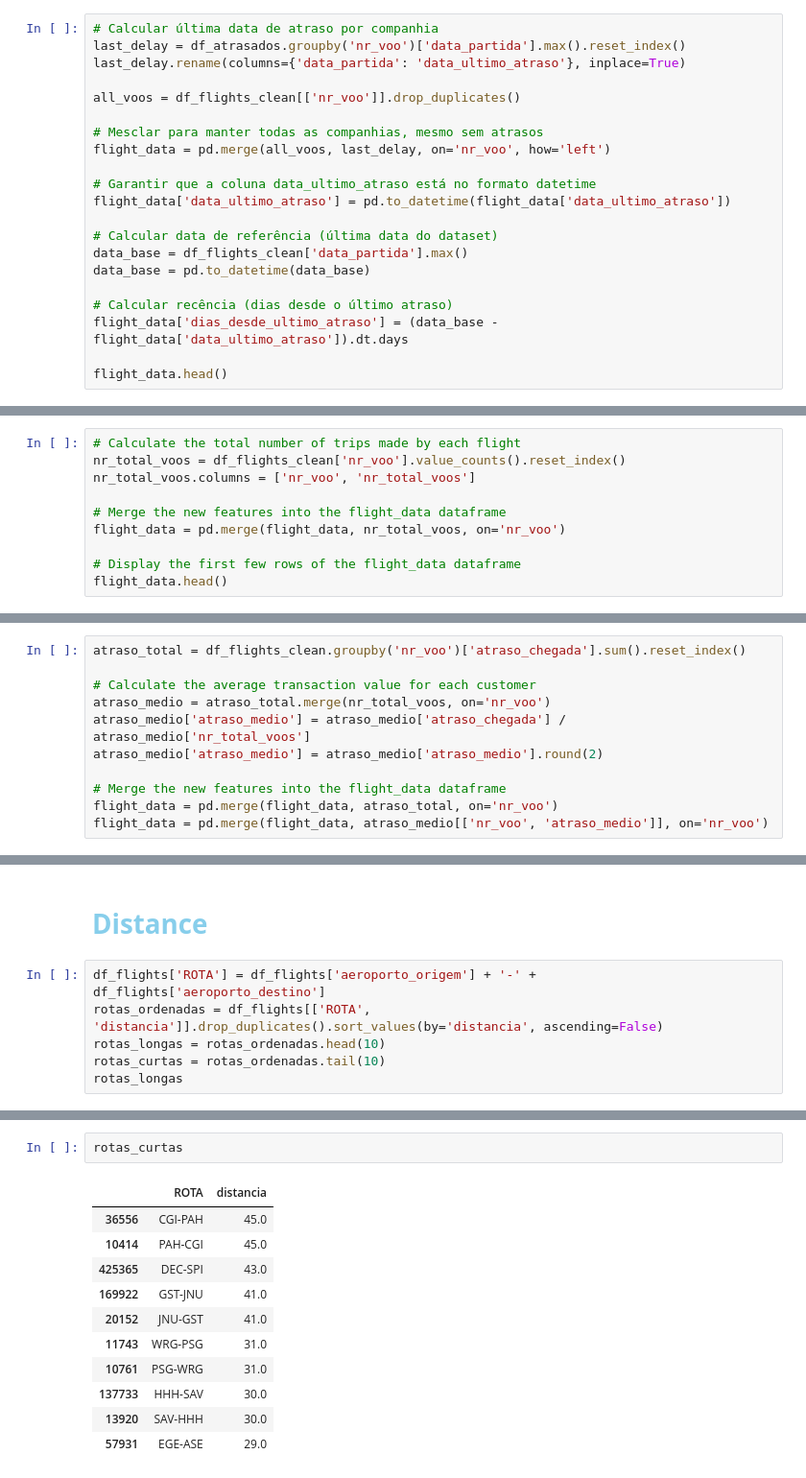
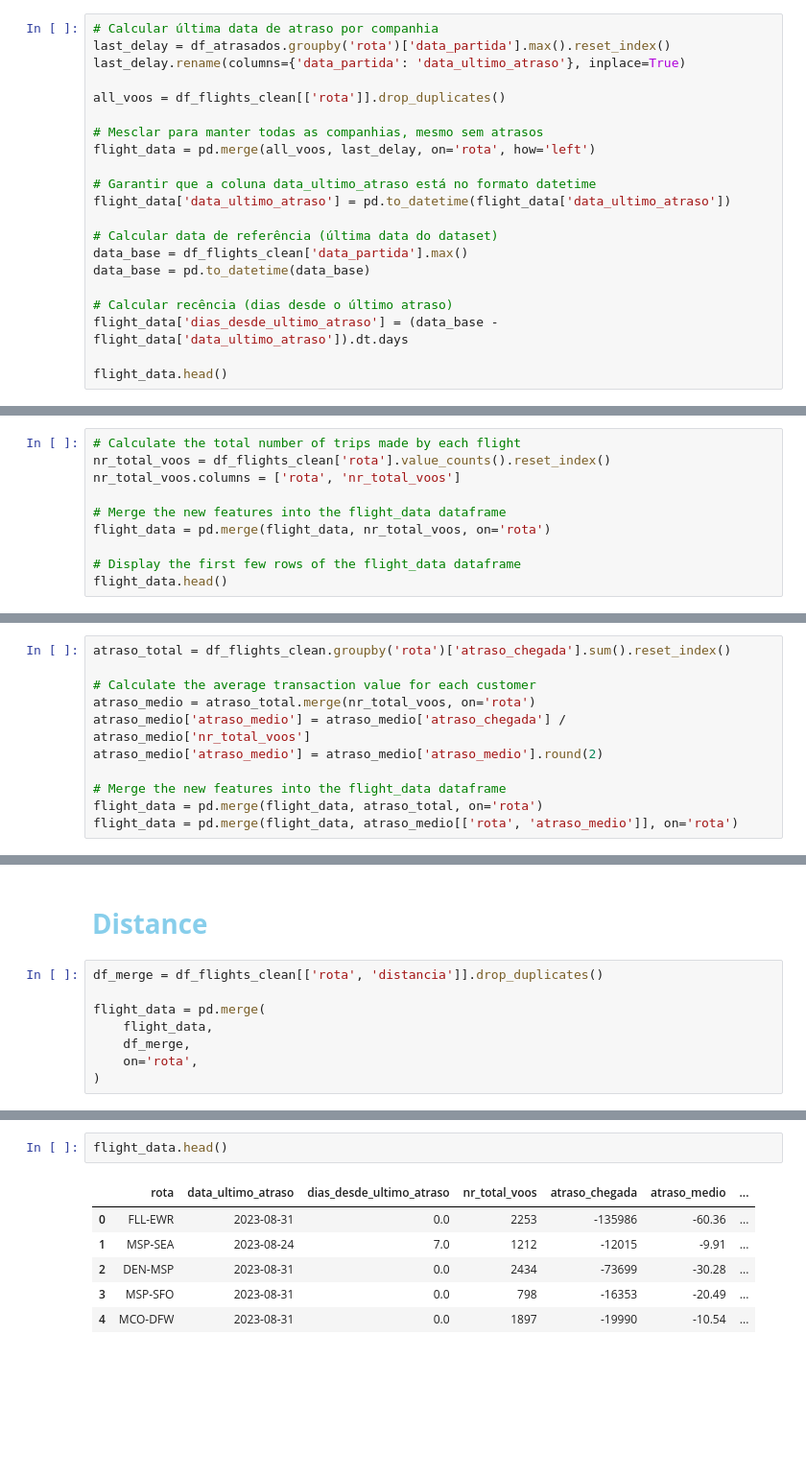
Before and after one commit to BrunoAfonso18/sdw, a Jupyter notebook: flights.ipynb, the cells around one changed output, grey strips where cells are left out. Shown: that part at 96% size. Cells and saved outputs as stored; diff of their text form; blank space fills up the shorter version.

Commit message:
distance done, flight rfm corrigida

```diff
--- a/flights.ipynb
+++ b/flights.ipynb
@@ -338,13 +340,13 @@ airline_data.head()
 # <b></span><span style='color:#87CEEB'> RFM Flight</span></b>
 # %%
 # Calcular última data de atraso por companhia
-last_delay = df_atrasados.groupby('nr_voo')['data_partida'].max().reset_index()
+last_delay = df_atrasados.groupby('rota')['data_partida'].max().reset_index()
 last_delay.rename(columns={'data_partida': 'data_ultimo_atraso'}, inplace=True)
 
-all_voos = df_flights_clean[['nr_voo']].drop_duplicates()
+all_voos = df_flights_clean[['rota']].drop_duplicates()
 
 # Mesclar para manter todas as companhias, mesmo sem atrasos
-flight_data = pd.merge(all_voos, last_delay, on='nr_voo', how='left')
+flight_data = pd.merge(all_voos, last_delay, on='rota', how='left')
 
 # Garantir que a coluna data_ultimo_atraso está no formato datetime
 flight_data['data_ultimo_atraso'] = pd.to_datetime(flight_data['data_ultimo_atraso'])
@@ -367,10 +369,10 @@ flight_data.head()
 # %%
 # Calculate the total number of trips made by each flight
-nr_total_voos = df_flights_clean['nr_voo'].value_counts().reset_index()
-nr_total_voos.columns = ['nr_voo', 'nr_total_voos']
+nr_total_voos = df_flights_clean['rota'].value_counts().reset_index()
+nr_total_voos.columns = ['rota', 'nr_total_voos']
 
 # Merge the new features into the flight_data dataframe
-flight_data = pd.merge(flight_data, nr_total_voos, on='nr_voo')
+flight_data = pd.merge(flight_data, nr_total_voos, on='rota')
 
 # Display the first few rows of the flight_data dataframe
 flight_data.head()
@@ -384,14 +386,14 @@ flight_data.head()
 # %%
-atraso_total = df_flights_clean.groupby('nr_voo')['atraso_chegada'].sum().reset_index()
+atraso_total = df_flights_clean.groupby('rota')['atraso_chegada'].sum().reset_index()
 
 # Calculate the average transaction value for each customer
-atraso_medio = atraso_total.merge(nr_total_voos, on='nr_voo')
+atraso_medio = atraso_total.merge(nr_total_voos, on='rota')
 atraso_medio['atraso_medio'] = atraso_medio['atraso_chegada'] / atraso_medio['nr_total_voos']
 atraso_medio['atraso_medio'] = atraso_medio['atraso_medio'].round(2)
 
 # Merge the new features into the flight_data dataframe
-flight_data = pd.merge(flight_data, atraso_total, on='nr_voo')
-flight_data = pd.merge(flight_data, atraso_medio[['nr_voo', 'atraso_medio']], on='nr_voo')
+flight_data = pd.merge(flight_data, atraso_total, on='rota')
+flight_data = pd.merge(flight_data, atraso_medio[['rota', 'atraso_medio']], on='rota')
 # %%
 flight_data.describe().T
 # %% [output]
@@ -585,8 +588,10 @@ rotas_frequentes
 # %% [markdown]
 # <b></span><span style='color:#87CEEB'> Distance</span></b>
 # %%
-df_flights['ROTA'] = df_flights['aeroporto_origem'] + '-' + df_flights['aeroporto_destino']
-rotas_ordenadas = df_flights[['ROTA', 'distancia']].drop_duplicates().sort_values(by='distancia', ascending=False)
-rotas_longas = rotas_ordenadas.head(10)
-rotas_curtas = rotas_ordenadas.tail(10)
-rotas_longas
+df_merge = df_flights_clean[['rota', 'distancia']].drop_duplicates()
+
+flight_data = pd.merge(
+    flight_data,
+    df_merge,
+    on='rota',
+)
@@ -605,14 +598,9 @@ rotas_longas
 # %%
-rotas_curtas
+flight_data.head()
 # %% [output]
-|  | ROTA | distancia |
-| 36556 | CGI-PAH | 45.0 |
-| 10414 | PAH-CGI | 45.0 |
-| 425365 | DEC-SPI | 43.0 |
-| 169922 | GST-JNU | 41.0 |
-| 20152 | JNU-GST | 41.0 |
-| 11743 | WRG-PSG | 31.0 |
-| 10761 | PSG-WRG | 31.0 |
-| 137733 | HHH-SAV | 30.0 |
-| 13920 | SAV-HHH | 30.0 |
-| 57931 | EGE-ASE | 29.0 |
+|  | rota | data_ultimo_atraso | dias_desde_ultimo_atraso | nr_total_voos | atraso_chegada | atraso_medio | ... |
+| 0 | FLL-EWR | 2023-08-31 | 0.0 | 2253 | -135986 | -60.36 | ... |
+| 1 | MSP-SEA | 2023-08-24 | 7.0 | 1212 | -12015 | -9.91 | ... |
+| 2 | DEN-MSP | 2023-08-31 | 0.0 | 2434 | -73699 | -30.28 | ... |
+| 3 | MSP-SFO | 2023-08-31 | 0.0 | 798 | -16353 | -20.49 | ... |
+| 4 | MCO-DFW | 2023-08-31 | 0.0 | 1897 | -19990 | -10.54 | ... |
```
Also changed, not shown: parts of 8 cells of this notebook.
